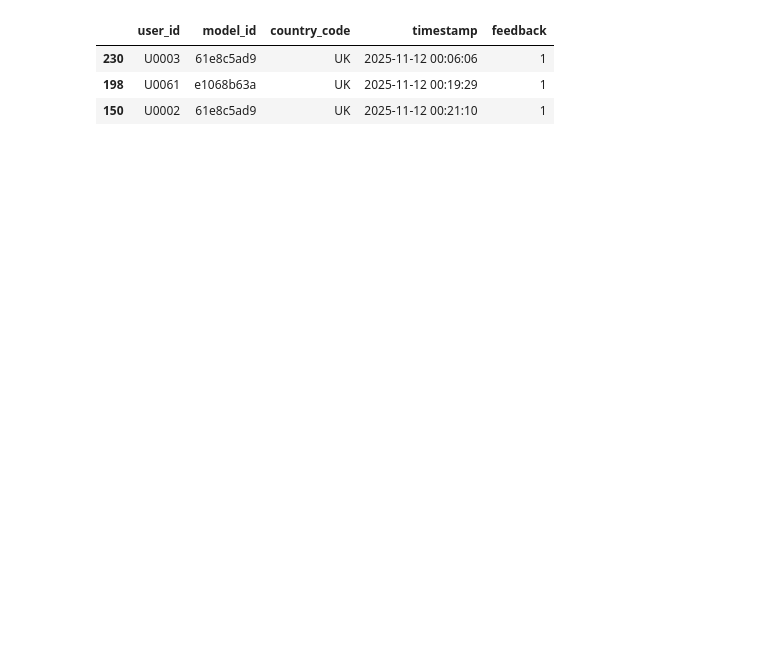
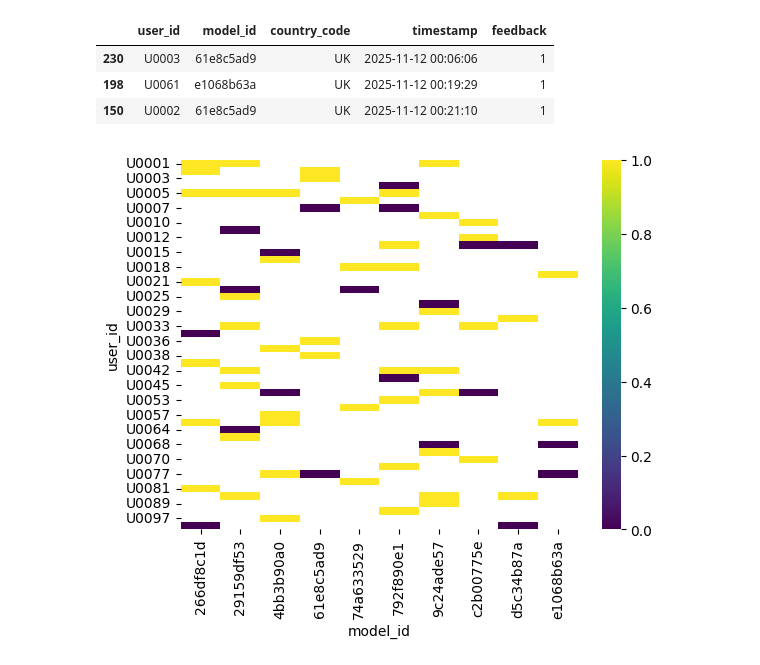
Before and after one commit to Pappa/vw-bandit, a Jupyter notebook: notebooks/bandit_training.ipynb, the cells around one changed output. Saved outputs shown, nothing was run; the diff lists cells and outputs as text; code cells hidden in the pictures; blank space fills up the shorter version.

```diff
--- a/notebooks/bandit_training.ipynb
+++ b/notebooks/bandit_training.ipynb
@@ -13,6 +15,14 @@ user_feedback.head(3)
 | 230 | U0003 | 61e8c5ad9 | UK | 2025-11-12 00:06:06 | 1 |
 | 198 | U0061 | e1068b63a | UK | 2025-11-12 00:19:29 | 1 |
 | 150 | U0002 | 61e8c5ad9 | UK | 2025-11-12 00:21:10 | 1 |
+# %%
+# check the distrubution of feedback
+feedback = user_feedback[['user_id', 'model_id', 'feedback']]
+
+sns.heatmap(feedback.pivot(index='user_id', columns='model_id', values='feedback'), cmap='viridis')
+plt.show()
+# %% [output]
+[figure, added]
 # %%
 model_features = pd.read_csv("../data/model_features.csv")
 model_features = model_features[model_features["country_code"] == "UK"]
```
Also changed, not shown: parts of 1 cell of this notebook, 2 other files.
